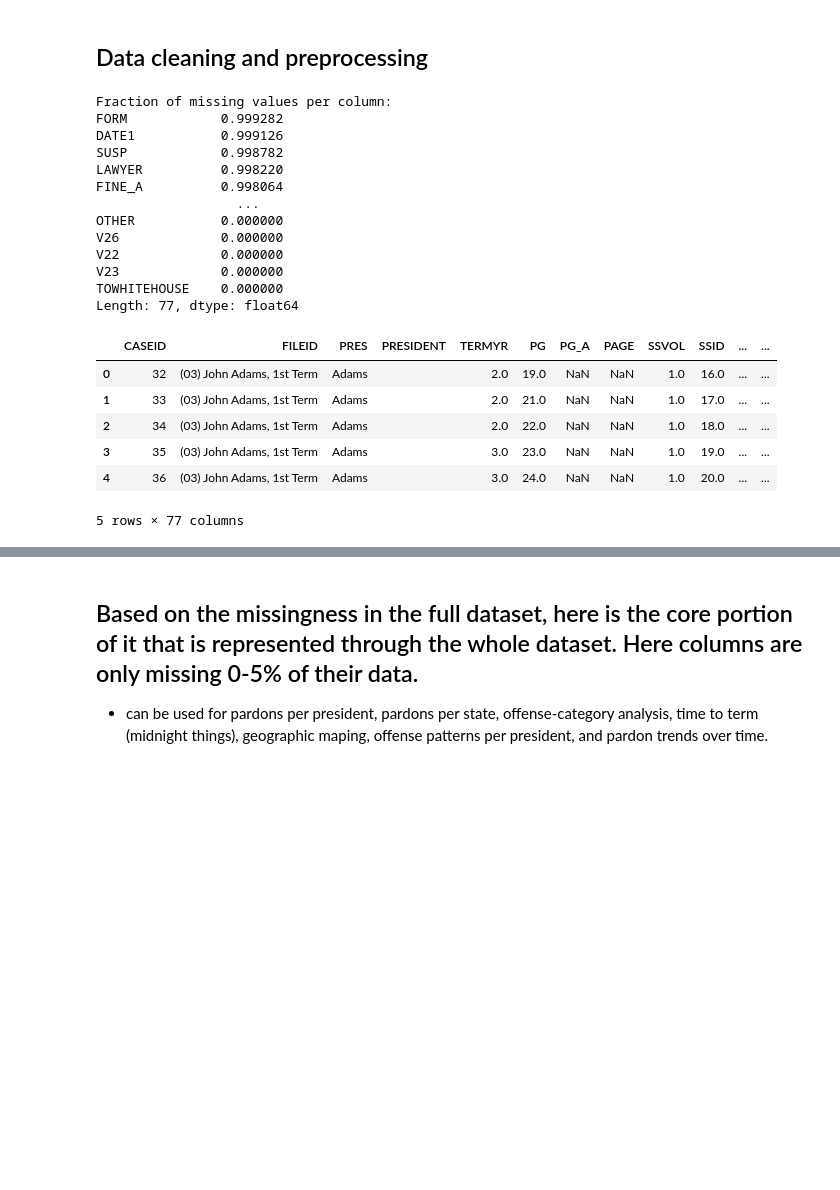
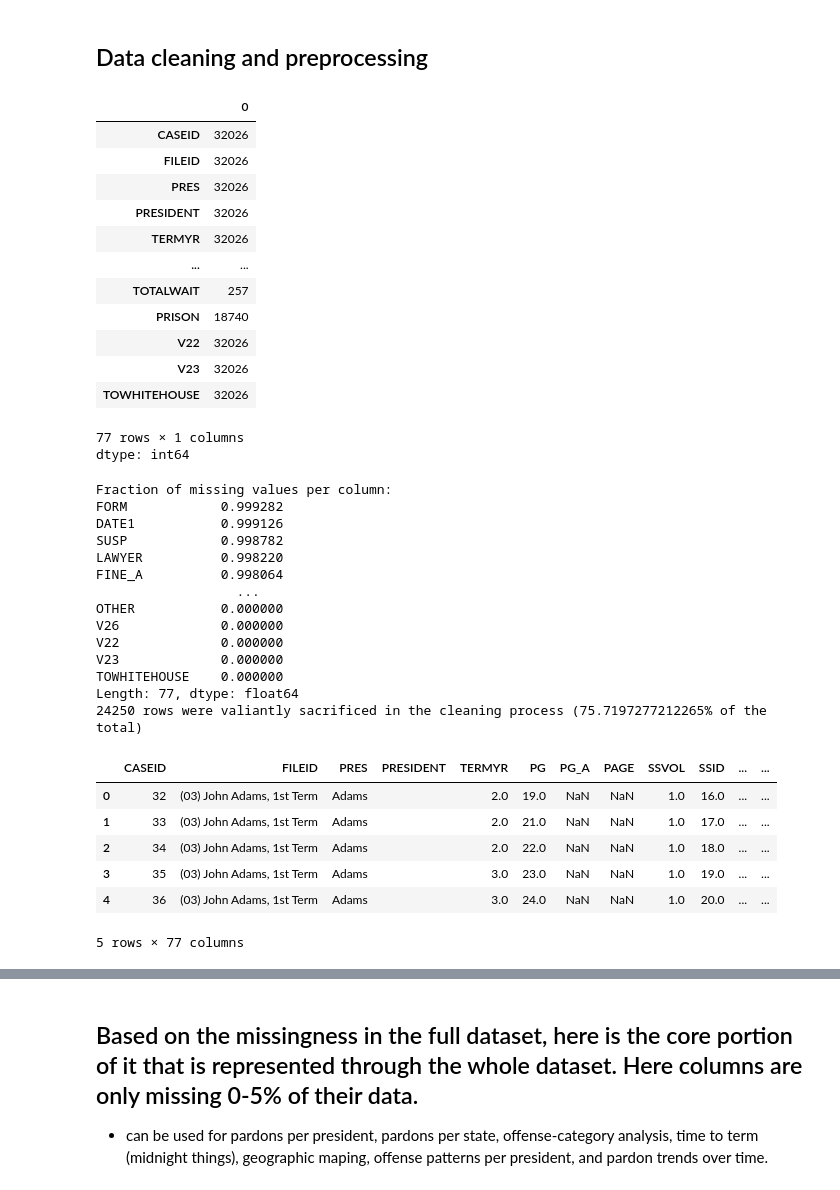
Before and after one commit to GraceSchmidt1/Group2_US_Pardons, a Jupyter notebook: US_Pardons_EDA.ipynb, the cells around one changed output, grey strips where cells are left out. Drawn from its saved outputs; the diff is of its cells as text; code cells hidden in the pictures; blank space fills up the shorter version.

```diff
--- a/US_Pardons_EDA.ipynb
+++ b/US_Pardons_EDA.ipynb
@@ -61,6 +62,23 @@ Index(['CASEID', 'FILEID', 'PRES', 'PRESIDENT', 'TERMYR', 'PG', 'PG_A', 'PAGE',
       dtype='object')
 # %% [markdown]
 ## Data cleaning and preprocessing
+# %%
+df.count()
+# %% [output]
+|  | 0 |
+| CASEID | 32026 |
+| FILEID | 32026 |
+| PRES | 32026 |
+| PRESIDENT | 32026 |
+| TERMYR | 32026 |
+| ... | ... |
+| TOTALWAIT | 257 |
+| PRISON | 18740 |
+| V22 | 32026 |
+| V23 | 32026 |
+| TOWHITEHOUSE | 32026 |
+77 rows × 1 columns
+dtype: int64
 # %%
 #(GS-code orginator)
 df_clean = df.copy()
@@ -102,8 +120,10 @@ print(missing)
 
 
 key_cols = ['PRES', 'TERMYR', 'CLEMENCY', 'DATEACTION']
-df_model = df_clean.dropna(subset=key_cols).reset_index(drop=True)
+df_model = df_clean.dropna(subset=key_cols).reset_index(drop=True) #drops any row with any missing values in our 4 columns
 
+df_rows_lost = df.shape[0]-df_model.shape[0]
+print(f'{df_rows_lost} rows were valiantly sacrificed in the cleaning process ({df_rows_lost/df.shape[0]*100}% of the total)')
 df_model.head()
 # %% [output]
 Fraction of missing values per column:
@@ -119,6 +139,7 @@ V22             0.000000
 V23             0.000000
 TOWHITEHOUSE    0.000000
 Length: 77, dtype: float64
+24250 rows were valiantly sacrificed in the cleaning process (75.7197277212265% of the total)
 |  | CASEID | FILEID | PRES | PRESIDENT | TERMYR | PG | PG_A | PAGE | SSVOL | SSID | ... | ... |
 | 0 | 32 | (03) John Adams, 1st Term | Adams |  | 2.0 | 19.0 | NaN | NaN | 1.0 | 16.0 | ... | ... |
 | 1 | 33 | (03) John Adams, 1st Term | Adams |  | 2.0 | 21.0 | NaN | NaN | 1.0 | 17.0 | ... | ... |
```
Also changed, not shown: parts of 5 cells of this notebook.
